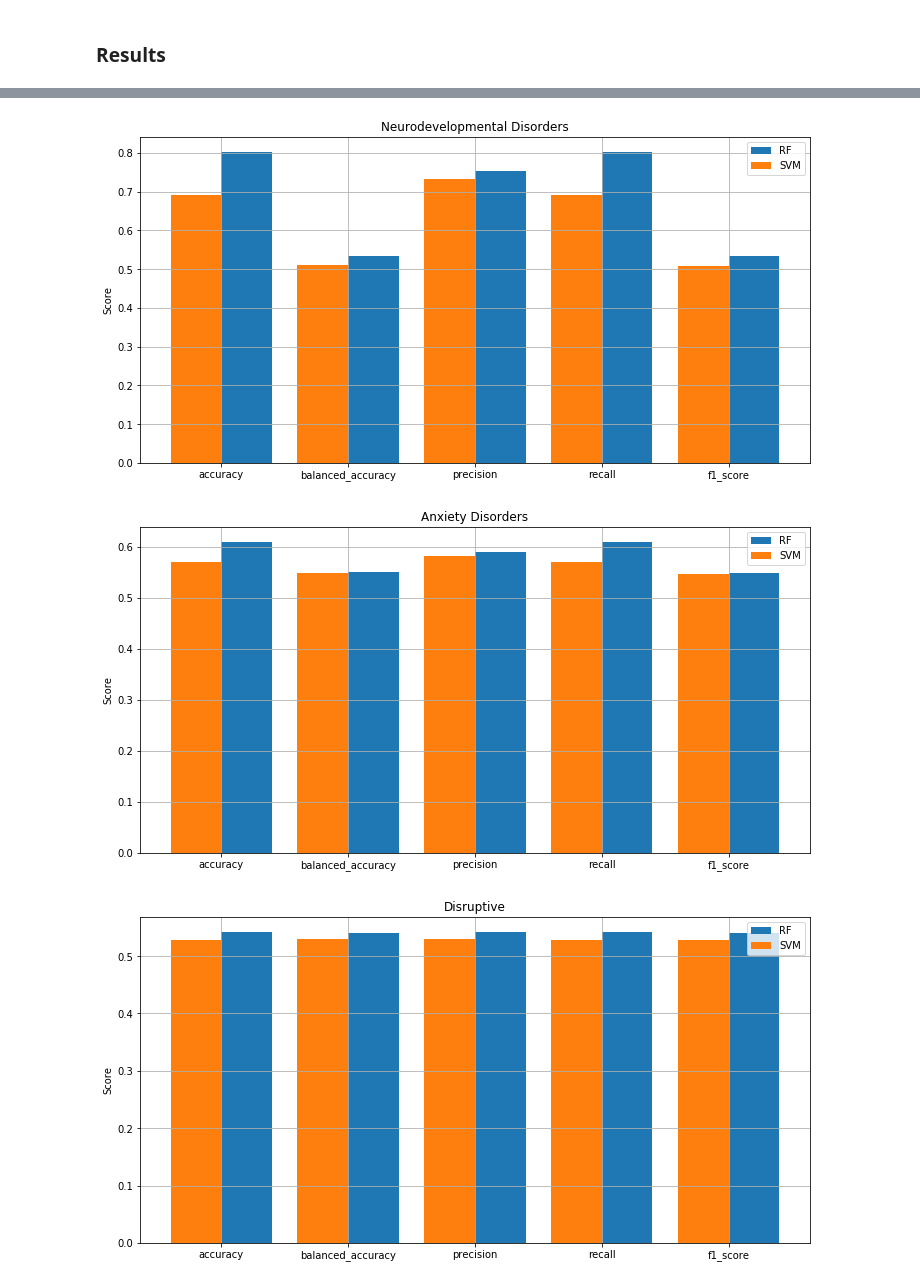
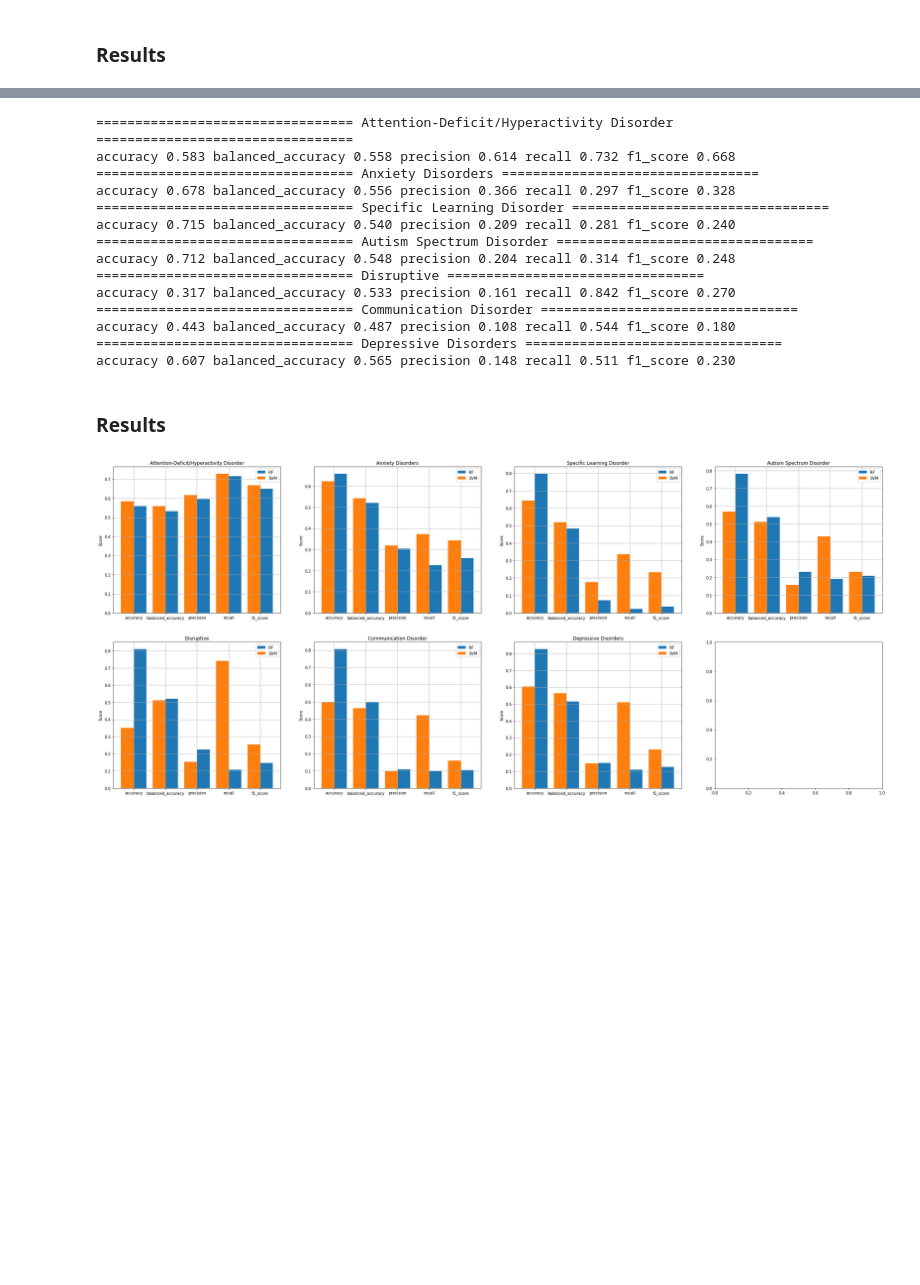
Before and after one commit to sanagno/psychiatry-mri-eeg, a Jupyter notebook: mri-experiments.ipynb, the cells around one changed output, grey strips where cells are left out. Drawn from its saved outputs; the diff is of its cells as text; code cells hidden in the pictures; blank space fills up the shorter version.

Commit message:
results for both settings

```diff
--- a/mri-experiments.ipynb
+++ b/mri-experiments.ipynb
@@ -715,6 +547,6 @@ if any(struct_mri['ID'].values != labels_str['ID'].values):
 # %%
 # Drop ID column
-struct_mri = struct_mri.drop(columns=['ID'])
+struct_mri = struct_mri.drop(columns=['EID'])
 
 # Convert site to integer ID
 scan_sites = struct_mri['ScanSite'].unique()
@@ -980,25 +701,60 @@ for disorder in most_common_disorders:
+# %%
+# svm_param_grid = {'C': np.logspace(-10, 10, 5),
+#                   'kernel': ['rbf'],
+#                   'gamma': ['scale', 'auto'] + np.logspace(-2, 0, 5).tolist(),
+#                   'class_weight': ['balanced']}
+
+svm_param_grid = {'C': [1],
+                  'kernel': ['rbf'],
+                  'gamma': ['scale'],
+                  'class_weight': ['balanced']}
+
+svm_track_res_vs_rest, svm_track_y_pred_vs_rest = binary_classification(fa_per_tract,
+                                                                        labels_fa_tr,
+                                                                        most_common_disorders,
+                                                                        SVC(),
+                                                                        svm_param_grid,
+                                                                        scale_features=False,
+                                                                        scenario='Disorder vs Rest')
+# %% [output]
+================================= Attention-Deficit/Hyperactivity Disorder =================================
+accuracy 0.583 balanced_accuracy 0.558 precision 0.614 recall 0.732 f1_score 0.668
+================================= Anxiety Disorders =================================
+accuracy 0.678 balanced_accuracy 0.556 precision 0.366 recall 0.297 f1_score 0.328
+================================= Specific Learning Disorder =================================
+accuracy 0.715 balanced_accuracy 0.540 precision 0.209 recall 0.281 f1_score 0.240
+================================= Autism Spectrum Disorder =================================
+accuracy 0.712 balanced_accuracy 0.548 precision 0.204 recall 0.314 f1_score 0.248
+================================= Disruptive =================================
+accuracy 0.317 balanced_accuracy 0.533 precision 0.161 recall 0.842 f1_score 0.270
+================================= Communication Disorder =================================
+accuracy 0.443 balanced_accuracy 0.487 precision 0.108 recall 0.544 f1_score 0.180
+================================= Depressive Disorders =================================
+accuracy 0.607 balanced_accuracy 0.565 precision 0.148 recall 0.511 f1_score 0.230
+# %% [markdown]
+### Results
 # %%
-for disorder in most_common_disorders:
-    if disorder == 'No Diagnosis Given':
-        continue
+fig, axs = plt.subplots(nrows= 2, ncols=4, figsize=(35,15))
 
-    rf_values = [v for v in struct_mri_rf_res[disorder].values()]
-    svm_values = [v for v in struct_mri_svm_res[disorder].values()]
-    x = np.arange(len(metrics))  # the label locations
+for ax, disorder in zip(axs.flat, rf_track_res_vs_rest.keys()):
+    metrics = [m for m in rf_track_res_vs_rest[disorder].keys()]
+    rf_scores = [v for v in rf_track_res_vs_rest[disorder].values()]
+    svm_scores = [v for v in svm_track_res_vs_rest[disorder].values()]
+
+    x = np.arange(len(metrics)) # label locations
     width = 0.4 # the width of the bars
 
-    fig, ax = plt.subplots(figsize=(12,6))
-    rects_rf = ax.bar(x + width/2, rf_values, width, label='RF')
-    rects_svm = ax.bar(x - width/2, svm_values, width, label='SVM')
+    rects_rf = ax.bar(x + width/2, rf_scores, width, label='RF')
+    rects_svm = ax.bar(x - width/2, svm_scores, width, label='SVM')
 
     # Add some text for labels, title and custom x-axis tick labels, etc.
     ax.set_ylabel('Score')
     ax.set_title(disorder)
     ax.set_xticks(x)
     ax.set_xticklabels(metrics)
     ax.grid(True)
     ax.legend()
+
+plt.show()
 # %% [output]
-[figure, old version]
+[figure, new version]
-[figure, removed]
-[figure, removed]
```
Also changed, not shown: parts of 58 cells of this notebook.
